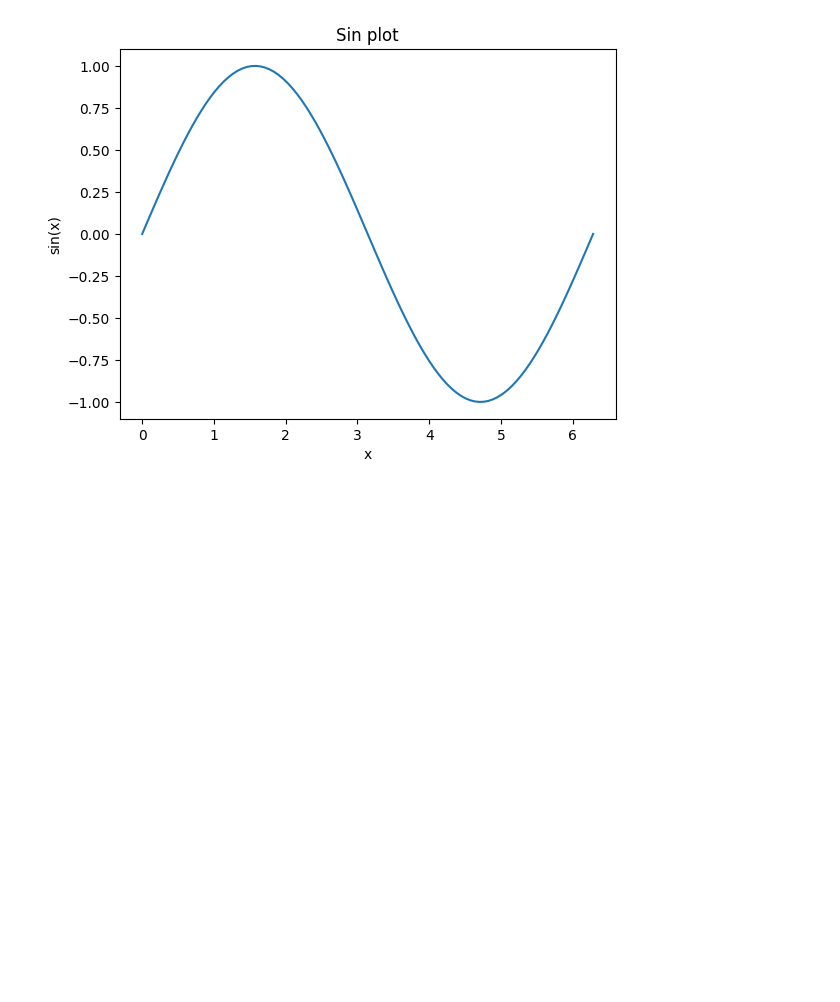
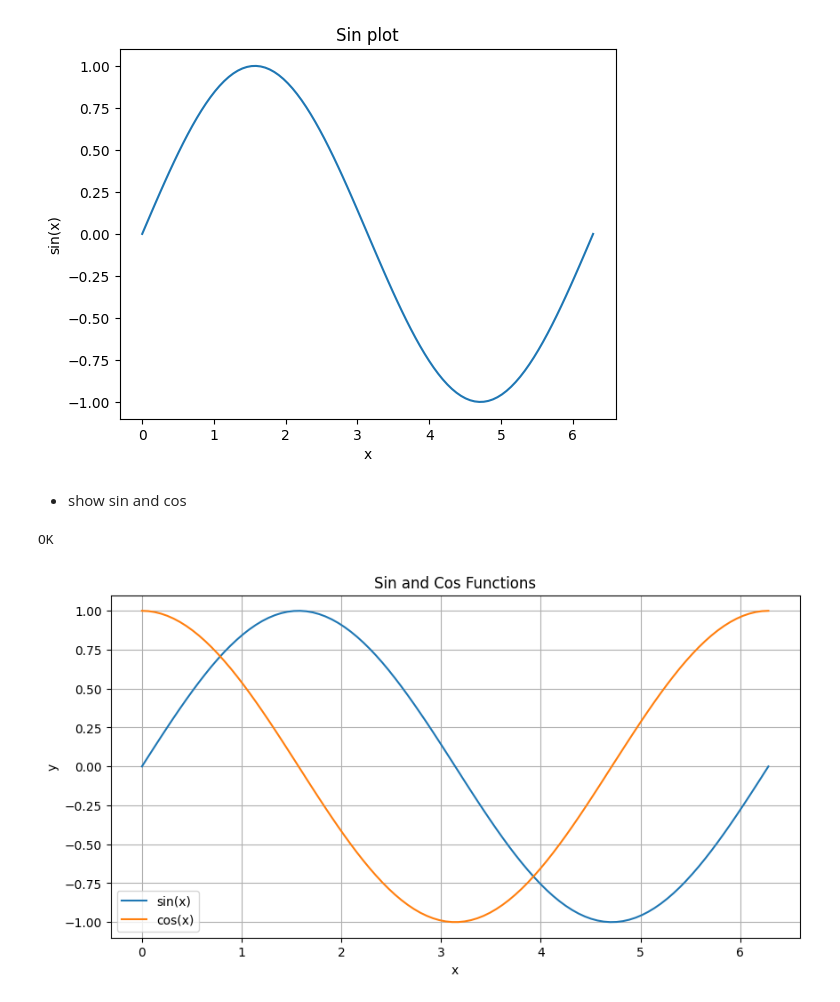
Before and after one commit to msyehphone/testGit_250315, a Jupyter notebook: git_DEMO1.ipynb, the cells around one changed output. Saved outputs shown, nothing was run; the diff lists cells and outputs as text; code cells hidden in the pictures; blank space fills up the shorter version.

Commit message:
show sin cos at the sametime

```diff
--- a/git_DEMO1.ipynb
+++ b/git_DEMO1.ipynb
@@ -53,3 +48,32 @@ plt.ylabel('sin(x)')
 plt.show()
 # %% [output]
 [figure]
+# %% [markdown]
+- show sin and cos
+# %%
+print("OK")
+# %% [output]
+OK
+# %%
+import numpy as np
+import matplotlib.pyplot as plt
+
+# 生成 x 值
+x = np.linspace(0, 2 * np.pi, 100)
+
+# 計算 sin 和 cos 值
+y_sin = np.sin(x)
+y_cos = np.cos(x)
+
+# 繪製圖形
+plt.figure(figsize=(10, 5))
+plt.plot(x, y_sin, label='sin(x)')
+plt.plot(x, y_cos, label='cos(x)')
+plt.xlabel('x')
+plt.ylabel('y')
+plt.title('Sin and Cos Functions')
+plt.legend()
+plt.grid(True)
+plt.show()
+# %% [output]
+[figure, added]
```
Also changed, not shown: parts of 1 cell of this notebook.
